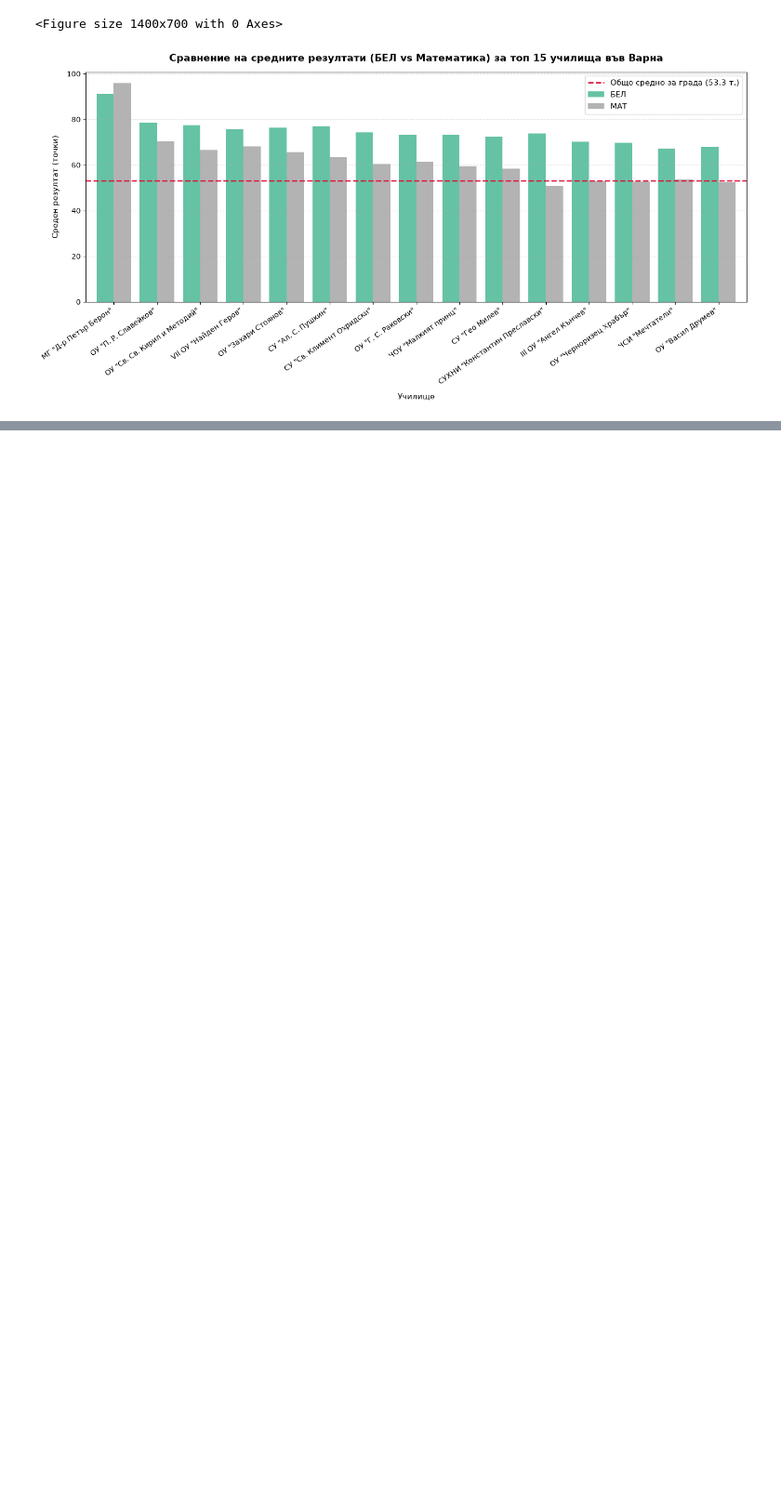
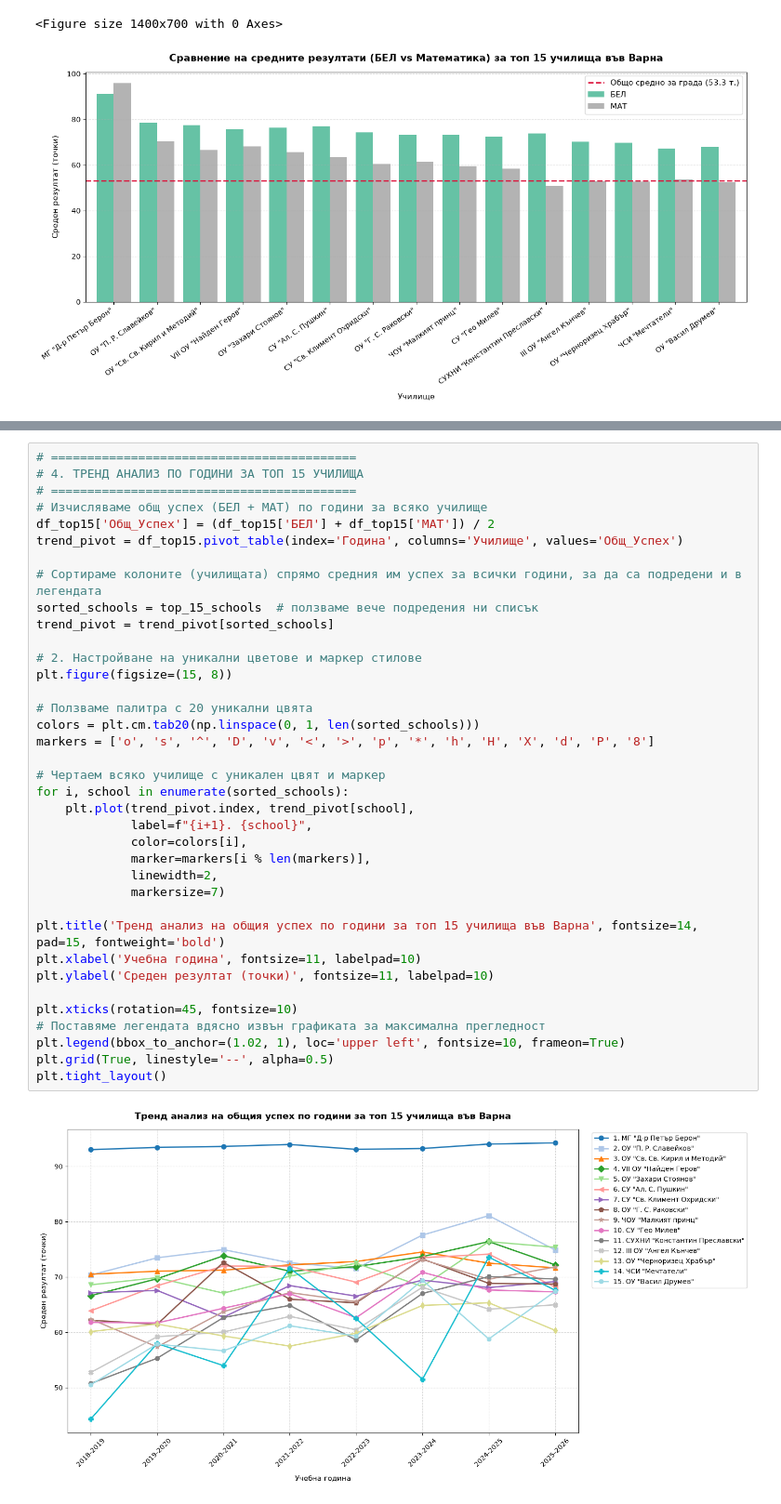
Before and after one commit to MariaDimitrova29/Math-concepts-Exam-project, a Jupyter notebook: varna_schools_analysis.ipynb, the cells around one changed output, grey strips where cells are left out. Shown at 93% size. Drawn from its saved outputs; the diff is of its cells as text; blank space fills up the shorter version.

Commit message:
Adding school trend over year

```diff
--- a/varna_schools_analysis.ipynb
+++ b/varna_schools_analysis.ipynb
@@ -109,0 +117,39 @@ plt.tight_layout()
+# %%
+# ==========================================
+# 4. ТРЕНД АНАЛИЗ ПО ГОДИНИ ЗА ТОП 15 УЧИЛИЩА
+# ==========================================
+# Изчисляваме общ успех (БЕЛ + МАТ) по години за всяко училище
+df_top15['Общ_Успех'] = (df_top15['БЕЛ'] + df_top15['МАТ']) / 2
+trend_pivot = df_top15.pivot_table(index='Година', columns='Училище', values='Общ_Успех')
+
+# Сортираме колоните (училищата) спрямо средния им успех за всички години, за да са подредени и в легендата
+sorted_schools = top_15_schools  # ползваме вече подредения ни списък
+trend_pivot = trend_pivot[sorted_schools]
+
+# 2. Настройване на уникални цветове и маркер стилове
+plt.figure(figsize=(15, 8))
+
+# Ползваме палитра с 20 уникални цвята
+colors = plt.cm.tab20(np.linspace(0, 1, len(sorted_schools)))
+markers = ['o', 's', '^', 'D', 'v', '<', '>', 'p', '*', 'h', 'H', 'X', 'd', 'P', '8']
+
+# Чертаем всяко училище с уникален цвят и маркер
+for i, school in enumerate(sorted_schools):
+    plt.plot(trend_pivot.index, trend_pivot[school],
+             label=f"{i+1}. {school}",
+             color=colors[i],
+             marker=markers[i % len(markers)],
+             linewidth=2,
+             markersize=7)
+
+plt.title('Тренд анализ на общия успех по години за топ 15 училища във Варна', fontsize=14, pad=15, fontweight='bold')
+plt.xlabel('Учебна година', fontsize=11, labelpad=10)
+plt.ylabel('Среден резултат (точки)', fontsize=11, labelpad=10)
+
+plt.xticks(rotation=45, fontsize=10)
+# Поставяме легендата вдясно извън графиката за максимална прегледност
+plt.legend(bbox_to_anchor=(1.02, 1), loc='upper left', fontsize=10, frameon=True)
+plt.grid(True, linestyle='--', alpha=0.5)
+plt.tight_layout()
+# %% [output]
+[figure, added]
```
Also changed, not shown: parts of 3 cells of this notebook, 1 other file.
